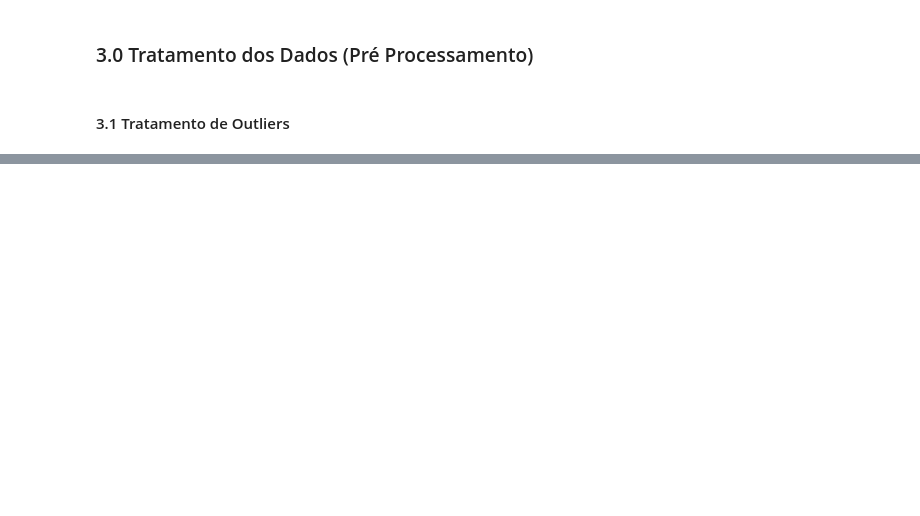
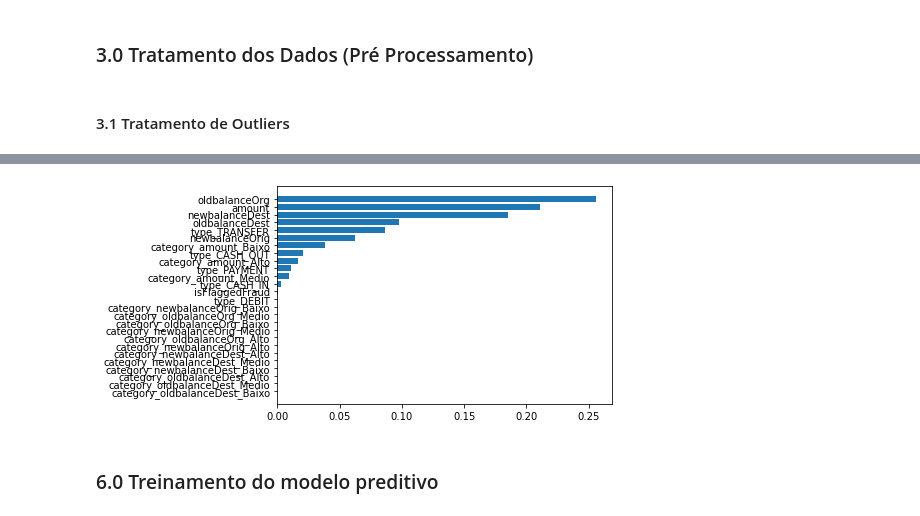
Before and after one commit to thehenke/fraud-detection-online-payments, a Jupyter notebook: notebooks/model.ipynb, the cells around one changed output, grey strips where cells are left out. Saved outputs shown, nothing was run; the diff lists cells and outputs as text; code cells hidden in the pictures; blank space fills up the shorter version.

```diff
--- a/notebooks/model.ipynb
+++ b/notebooks/model.ipynb
@@ -140,0 +174,2 @@ array([[<AxesSubplot:title={'center':'step'}>,
+# %%
+df_final = pd.get_dummies(df)
@@ -148,0 +200,3 @@ array([[<AxesSubplot:title={'center':'step'}>,
+# %%
+X = df_final.drop('isFraud', axis=1)
+y = df_final['isFraud']
@@ -148,0 +209,4 @@ array([[<AxesSubplot:title={'center':'step'}>,
+# %%
+# oversample = SMOTE()
+# X, y = oversample.fit_resample(X, y)
+X_train, X_test, y_train, y_test = train_test_split(X, y, test_size=0.33, random_state=42)
@@ -148,0 +241,4 @@ array([[<AxesSubplot:title={'center':'step'}>,
+# %%
+%%time
+rf = RandomForestClassifier(random_state = 42)
+rf.fit(X_train, y_train)
@@ -148,0 +260,8 @@ array([[<AxesSubplot:title={'center':'step'}>,
+# %%
+f_i = list(zip(X_train.columns,rf.feature_importances_))
+f_i.sort(key = lambda x : x[1])
+plt.barh([x[0] for x in f_i],[x[1] for x in f_i])
+
+plt.show()
+# %% [output]
+[figure, added]
@@ -148,0 +271,2 @@ array([[<AxesSubplot:title={'center':'step'}>,
+# %% [markdown]
+### 6.0 Treinamento do modelo preditivo
```
Also changed, not shown: parts of 38 cells of this notebook, 1 other file.
